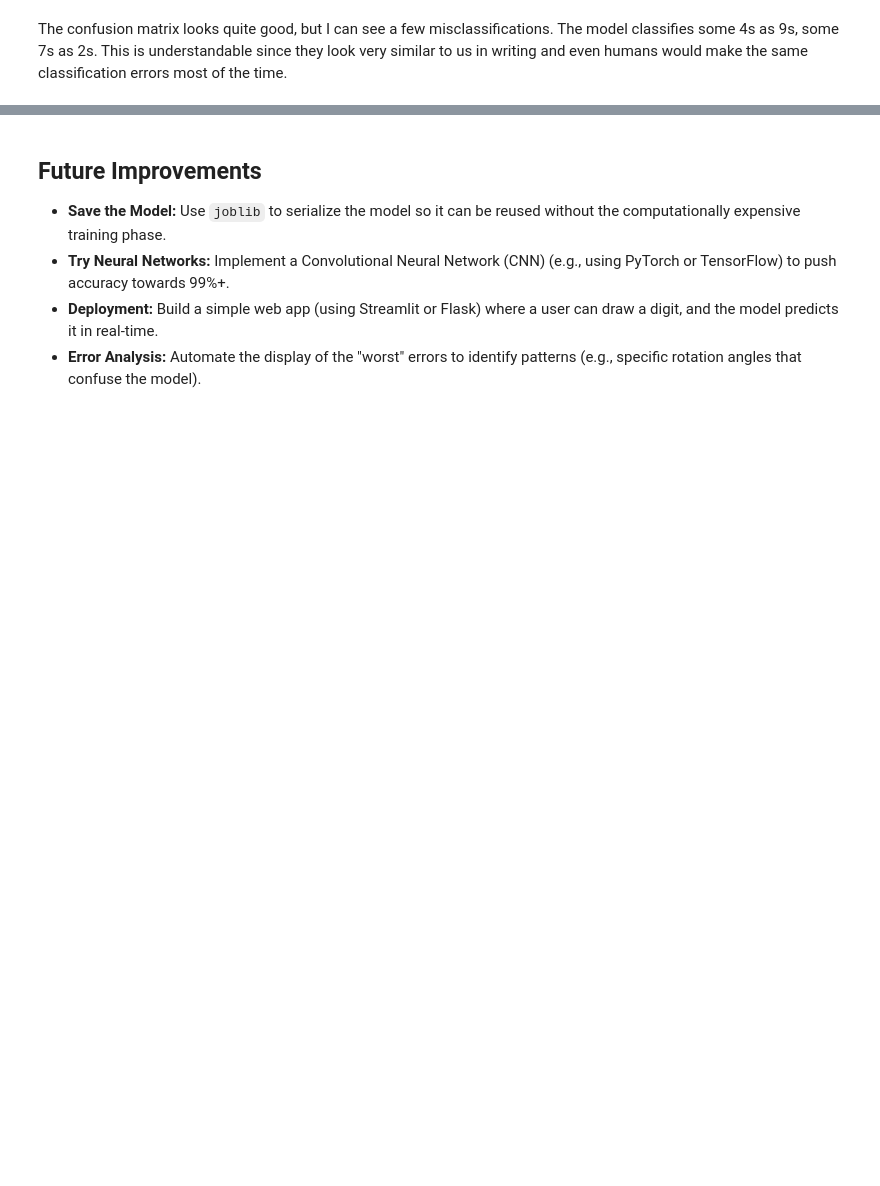
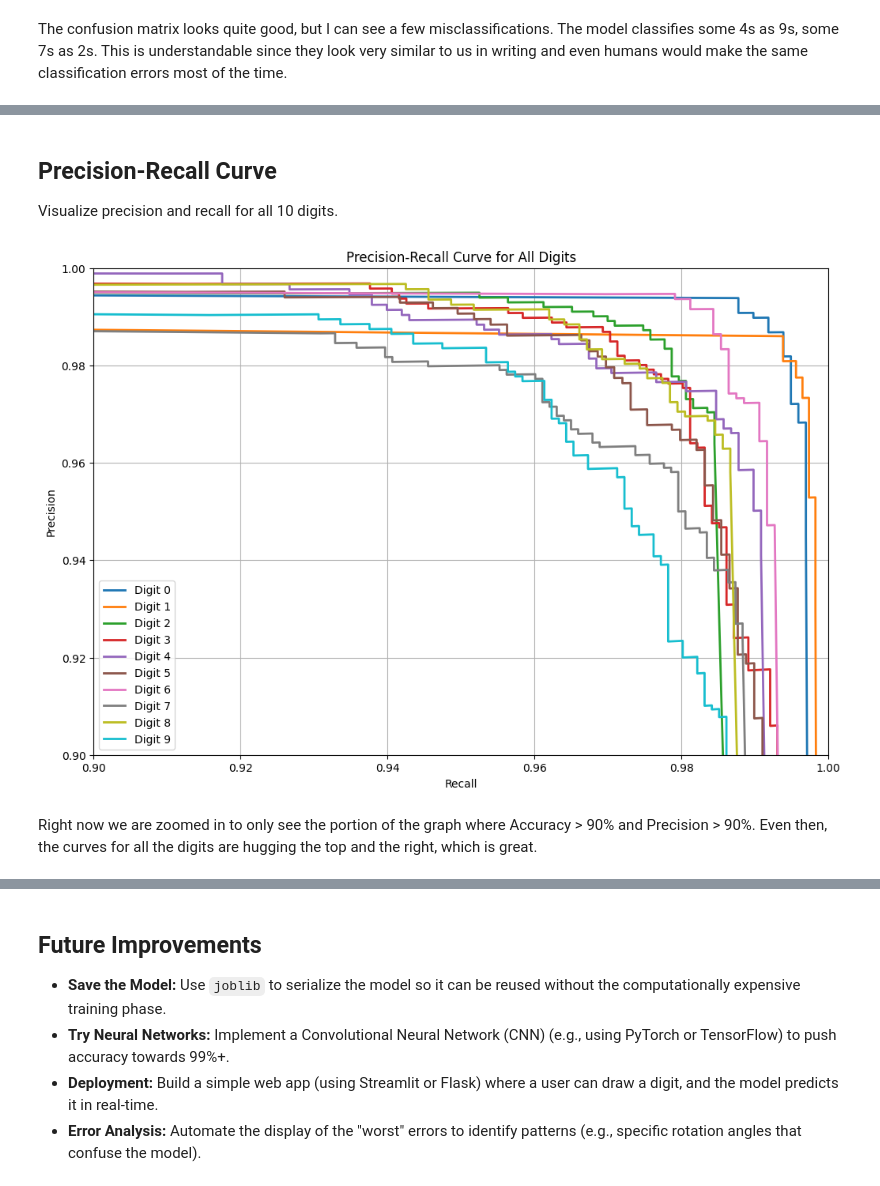
Before and after one commit to AbiPatti/MNIST_KNNClassifier, a Jupyter notebook: mnist_knn_classifier.ipynb, the cells around one changed output, grey strips where cells are left out. Drawn from its saved outputs; the diff is of its cells as text; code cells hidden in the pictures; blank space fills up the shorter version.

Commit message:
precision and recall

```diff
--- a/mnist_knn_classifier.ipynb
+++ b/mnist_knn_classifier.ipynb
@@ -216,3 +247,37 @@ The confusion matrix looks quite good, but I can see a few misclassifications. T
+# %% [markdown]
+## Precision-Recall Curve
+Visualize precision and recall for all 10 digits.
+# %%
+from sklearn.preprocessing import label_binarize
+from sklearn.metrics import precision_recall_curve
+
+# Binarize the labels (convert the labels into a matrix of 0s and 1s)
+y_test_bin = label_binarize(y_test, classes=[0,1,2,3,4,5,6,7,8,9])
+
+# Get probabilities for all classes
+y_scores = knn_clf_final.predict_proba(X_test)
+
+# Plot the results
+plt.figure(figsize=(12,8))
+
+for i in range(10):
+    precision, recall, _ = precision_recall_curve(y_test_bin[:, i], y_scores[:, i])
+    plt.plot(recall, precision, lw=2, label=f"Digit {i}")
+
+# Zoom into the graph
+plt.xlim([0.9, 1.0])
+plt.ylim([0.9, 1.0])
+
+plt.xlabel("Recall")
+plt.ylabel("Precision")
+plt.title("Precision-Recall Curve for All Digits")
+plt.legend()
+plt.grid(True)
+plt.show()
+# %% [output]
+[figure, added]
+# %% [markdown]
+Right now we are zoomed in to only see the portion of the graph where Accuracy > 90% and Precision > 90%. Even then, the curves for all the digits are hugging the top and the right, which is great.
 # %% [markdown]
 ## Conclusion
 
```
Also changed, not shown: parts of 8 cells of this notebook.
